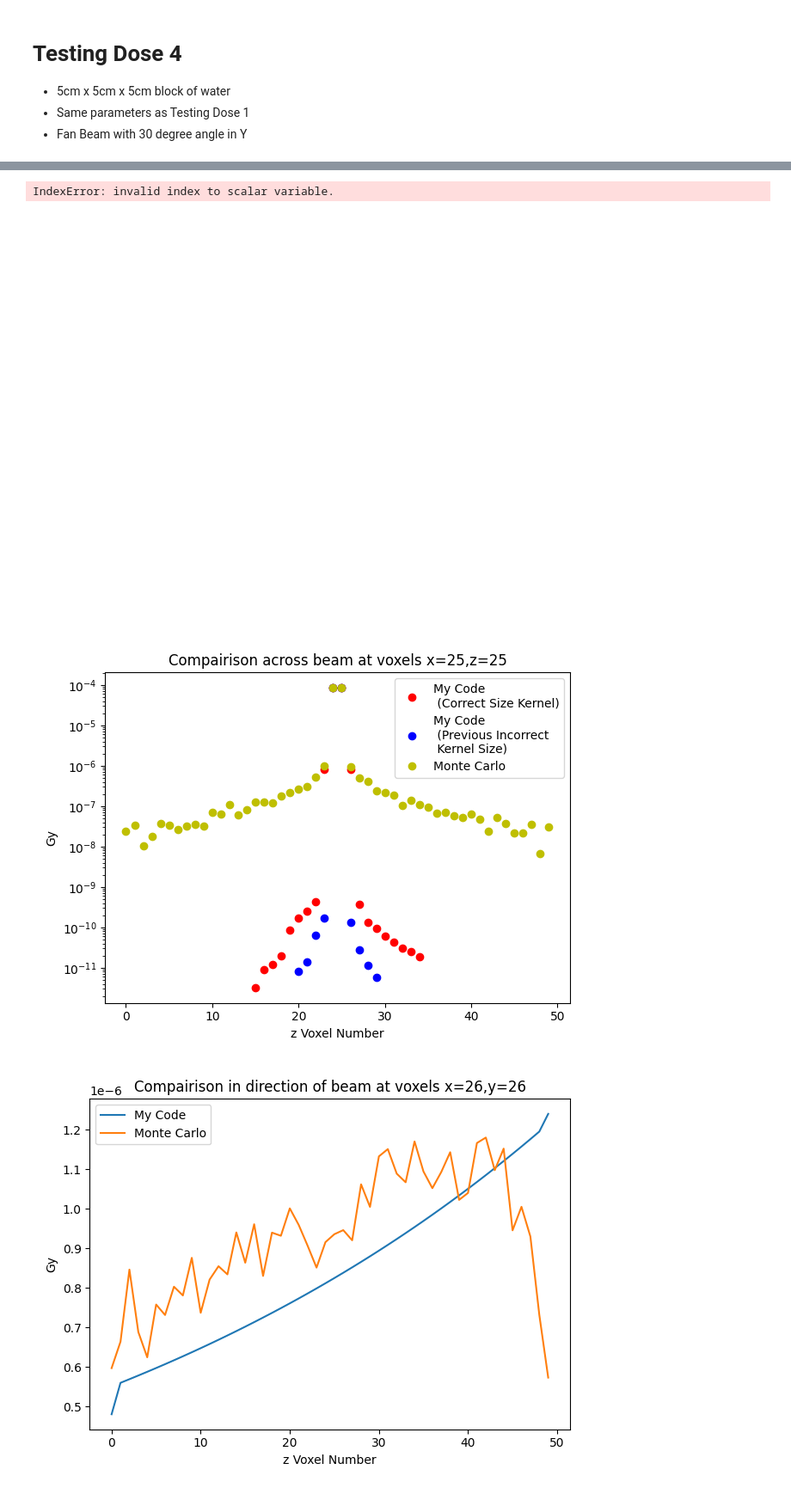
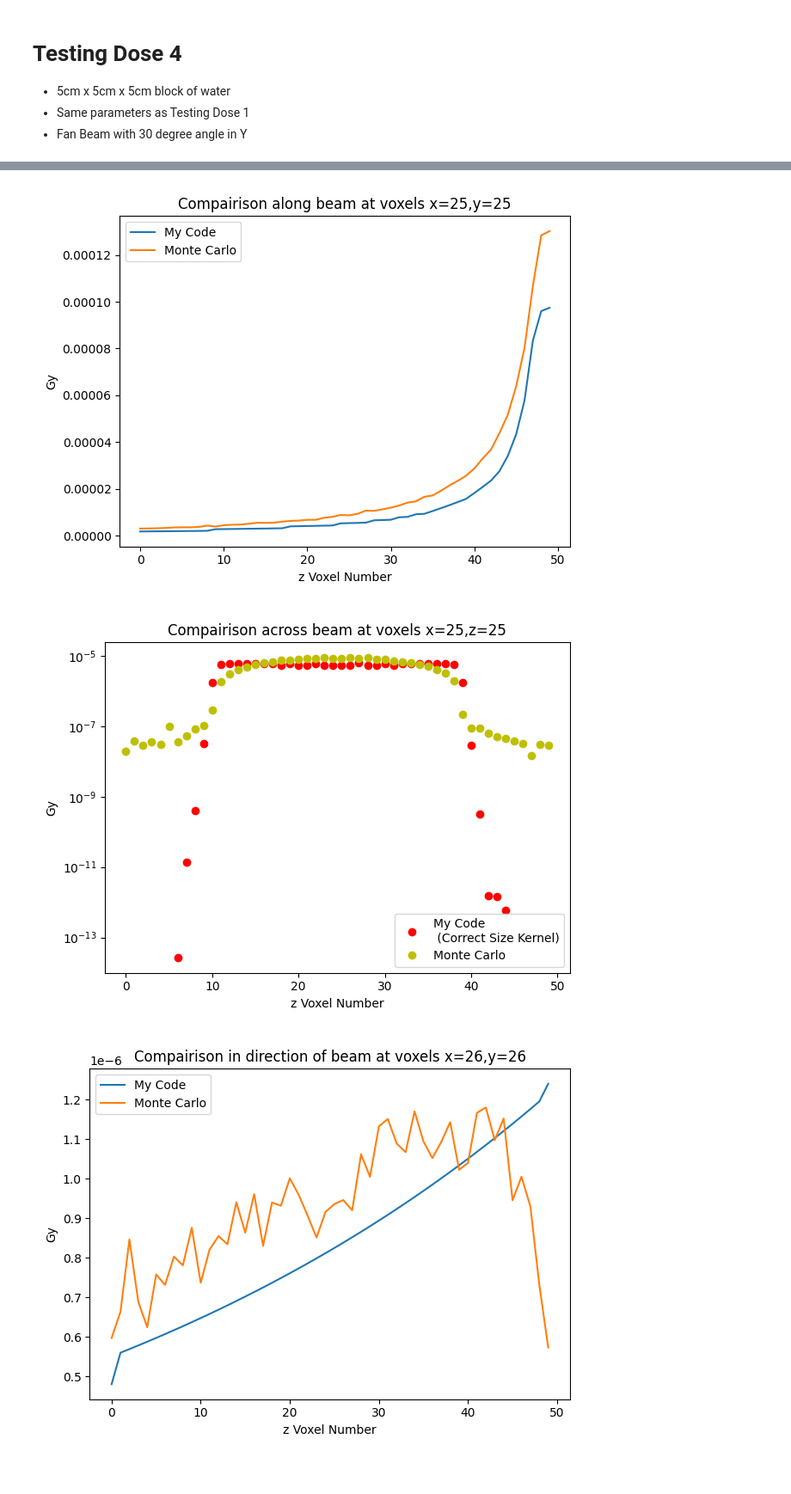
Before and after one commit to jbrewster7/NSERC-Summer-2022, a Jupyter notebook: Python/Monte_Carlo_Comparisons.ipynb, the cells around one changed output, grey strips where cells are left out. Shown at 86% size. Drawn from its saved outputs; the diff is of its cells as text; code cells hidden in the pictures.

```diff
--- a/Python/Monte_Carlo_Comparisons.ipynb
+++ b/Python/Monte_Carlo_Comparisons.ipynb
@@ -62,16 +63,22 @@ tight_layout()
 ifig=3;close(ifig);figure(ifig)
 for n in range(len(my_dose_array[25])):
     if n == 0:
-        semilogy(n,my_dose_array[25][n][25]*conversion,'ro',label='My Code \n (Correct Size Kernel)')
-        semilogy(n,pickle.load(open('dose_11.pickle','rb'))[25][n][25]*conversion,'bo',label='My Code \n (Previous Incorrect \n Kernel Size)')
+        semilogy(n,my_dose_array[25][n][25]*conversion,'ro',label='My Code')
+        semilogy(n,pickle.load(open('dose_26.pickle','rb'))[25][n][25]*conversion,'go',label='My Code Uncorrected Centre')
+        # semilogy(n,pickle.load(open('dose_21.pickle','rb'))[25][n][25]*conversion,'go',label='My Code \n (Kernel Interaction \n Size is 0.05cm)')
+        # semilogy(n,pickle.load(open('dose_12.pickle','rb'))[25][n][25]*conversion,'bo',label='My Code \n (Kernel Interaction \n Size is 0.1cm)')
+        # semilogy(n,pickle.load(open('dose_11.pickle','rb'))[25][n][25]*conversion,'bo',label='My Code \n (Previous Incorrect \n Kernel Size)')
         semilogy(n,mc_dose_array[25][n][25],'yo',label='Monte Carlo')
     else:
         semilogy(n,my_dose_array[25][n][25]*conversion,'ro')
-        semilogy(n,pickle.load(open('dose_11.pickle','rb'))[25][n][25]*conversion,'bo')
+        semilogy(n,pickle.load(open('dose_26.pickle','rb'))[25][n][25]*conversion,'go')
+        # semilogy(n,pickle.load(open('dose_21.pickle','rb'))[25][n][25]*conversion,'go')
+        # semilogy(n,pickle.load(open('dose_12.pickle','rb'))[25][n][25]*conversion,'bo')
+        # semilogy(n,pickle.load(open('dose_11.pickle','rb'))[25][n][25]*conversion,'bo')
         semilogy(n,mc_dose_array[25][n][25],'yo')
 legend()
 title('Compairison across beam at voxels x=25,z=25')
 ylabel('Gy')
-xlabel('z Voxel Number')
+xlabel('y Voxel Number')
 tight_layout()
 # %% [output]
@@ -97,7 +107,0 @@ imshow(mc_dose_array[26])
-# %%
-my_fluence_dict = pickle.load(open('terma_test.pickle','rb'))
-mc_fluence_array_full = BinnedResult('../Topas/EnergyFluence.csv')
-mc_fluence_array = mc_fluence_array_full.data['Sum']
-# %%
-ifig=4;close(ifig);figure(ifig)
-imshow(mc_fluence_array[25])
@@ -261,7 +262,7 @@ tight_layout()
 - Same parameters as Testing Dose 1
 - Fan Beam with 30 degree angle in Y
 # %%
-my_dose_array = pickle.load(open('dose4_1.pickle','rb'))
+my_dose_array = pickle.load(open('dose4_4.pickle','rb'))
 mc_dose_array_full = BinnedResult('../Topas/TestingDose4.csv')
 mc_dose_array = mc_dose_array_full.data['Sum']
 # %%
@@ -295,6 +296,6 @@ tight_layout()
 # %%
 ifig=2;close(ifig);figure(ifig)
-# plot(my_dose_array[25][25]*conversion,label='My Code')
+plot(my_dose_array[25][25]*conversion,label='My Code')
 plot(mc_dose_array[25][25],label='Monte Carlo')
 legend()
 title('Compairison along beam at voxels x=25,y=25')
@@ -303,26 +304,23 @@ xlabel('z Voxel Number')
 tight_layout()
 # savefig('TestingDose1.png')
 # %% [output]
-IndexError: invalid index to scalar variable.
-[figure, old version]
+[figure, new version]
 # %%
 ifig=3;close(ifig);figure(ifig)
 for n in range(len(my_dose_array[25])):
     if n == 0:
         semilogy(n,my_dose_array[25][n][25]*conversion,'ro',label='My Code \n (Correct Size Kernel)')
-        semilogy(n,pickle.load(open('dose_11.pickle','rb'))[25][n][25]*conversion,'bo',label='My Code \n (Previous Incorrect \n Kernel Size)')
         semilogy(n,mc_dose_array[25][n][25],'yo',label='Monte Carlo')
     else:
         semilogy(n,my_dose_array[25][n][25]*conversion,'ro')
-        semilogy(n,pickle.load(open('dose_11.pickle','rb'))[25][n][25]*conversion,'bo')
         semilogy(n,mc_dose_array[25][n][25],'yo')
 legend()
 title('Compairison across beam at voxels x=25,z=25')
 ylabel('Gy')
 xlabel('z Voxel Number')
 tight_layout()
 # %% [output]
-[figure, old version]
+[figure, new version]
 # %%
 ifig=4;close(ifig);figure(ifig)
 plot(my_dose_array[26][25]*conversion,label='My Code') # if I multiply by 1.02 it lines up perfectly (I attribute this to fluence)
```
Also changed, not shown: parts of 8 cells of this notebook, 16 other files.
